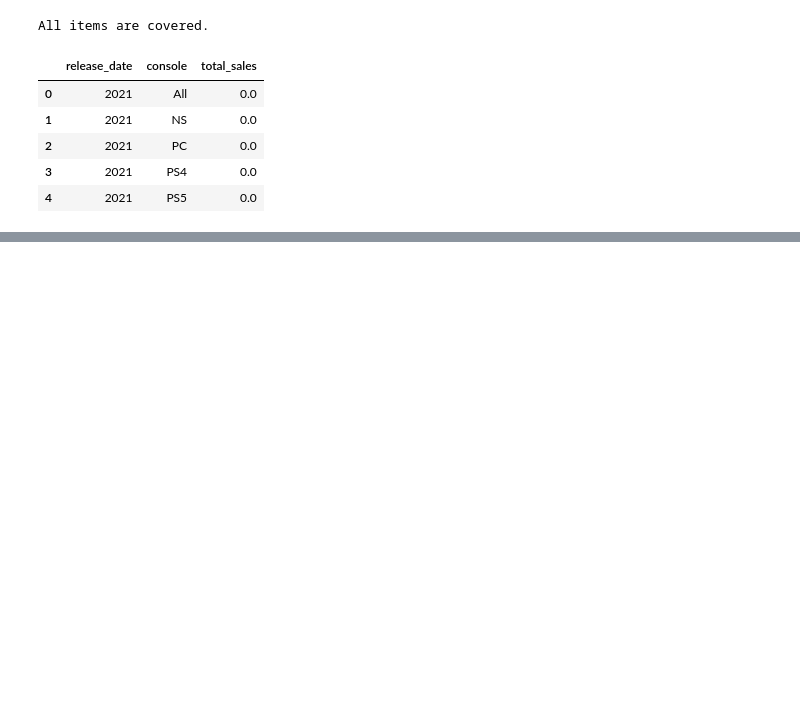
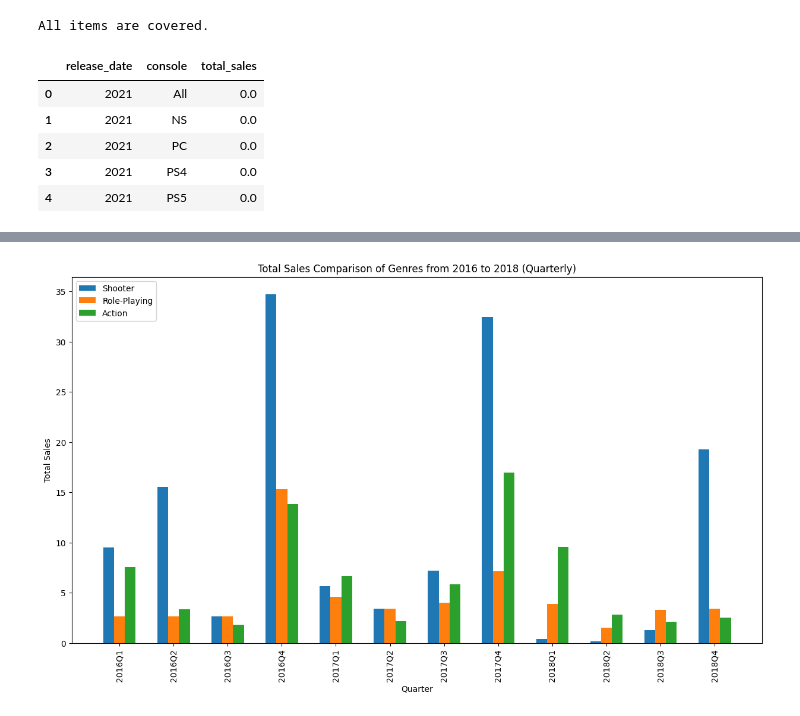
Before and after one commit to dmorton714/v_game, a Jupyter notebook: test.ipynb, the cells around one changed output, grey strips where cells are left out. Saved outputs shown, nothing was run; the diff lists cells and outputs as text; code cells hidden in the pictures; blank space fills up the shorter version.

```diff
--- a/test.ipynb
+++ b/test.ipynb
@@ -145,0 +182,9 @@ analyzer.stacked_graph((2010, 2020), 'PC', 'X360', 'PS3')
+# %%
+
+# Example usage
+analyzer = VideoGameSalesAnalyzer('vgchartz-2024.csv')
+analyzer.clean_data()
+analyzer.assign_console_mfg()
+
+sales_2022 = analyzer.filter_and_group_by_year(2021)
+sales_2022.head()
@@ -145,0 +199,4 @@ analyzer.stacked_graph((2010, 2020), 'PC', 'X360', 'PS3')
+# %%
+analyzer.graph_genre_quarterly((2016,2018), 'Shooter', 'Role-Playing', 'Action')
+# %% [output]
+[figure, added]
```
Also changed, not shown: parts of 6 cells of this notebook.
